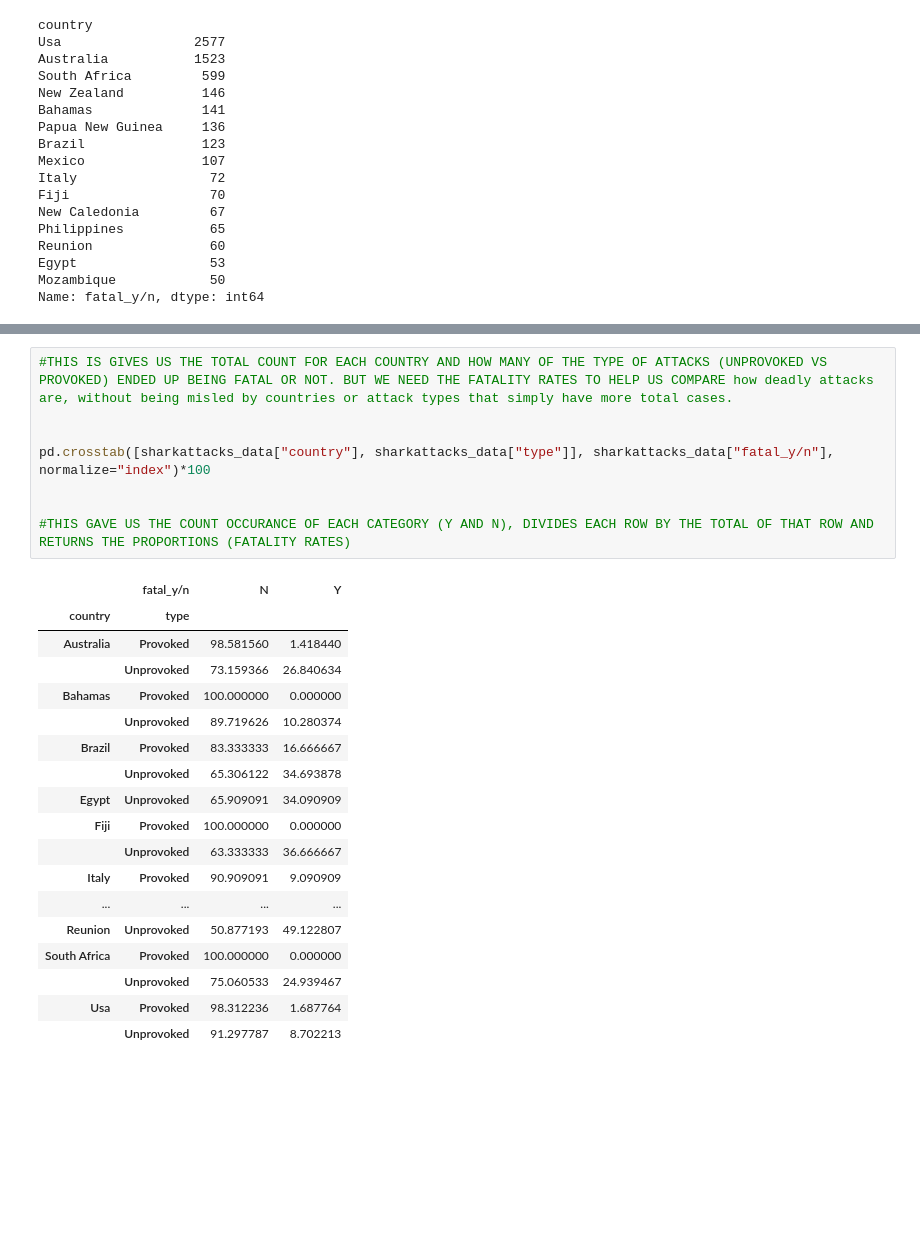
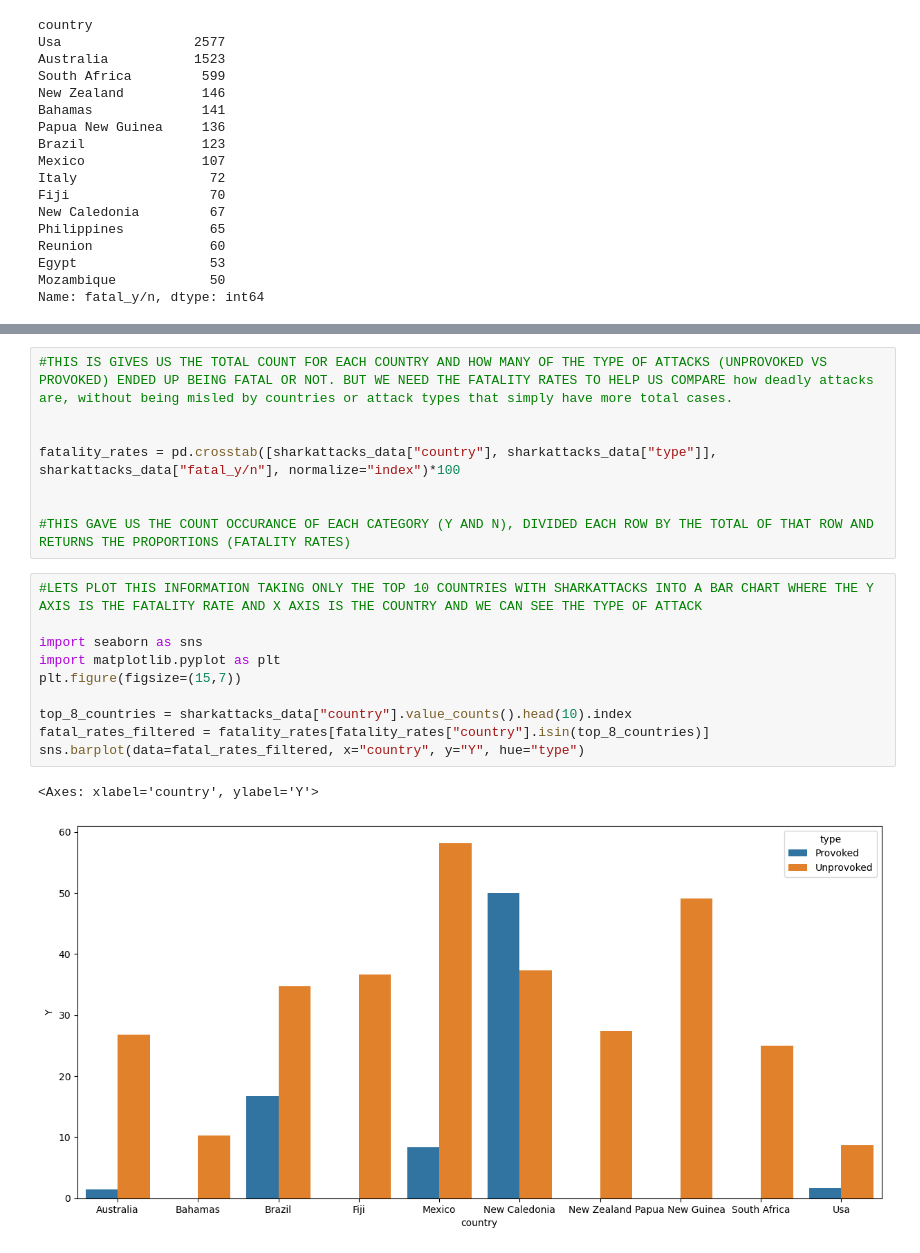
Before and after one commit to rado911/SHARK_ATTACKS, a Jupyter notebook: Mini_Project_1.ipynb, the cells around one changed output, grey strips where cells are left out. Drawn from its saved outputs; the diff is of its cells as text; blank space fills up the shorter version.

```diff
--- a/Mini_Project_1.ipynb
+++ b/Mini_Project_1.ipynb
@@ -454,26 +456,20 @@ display(pd.pivot_table(sharkattacks_data, index=["country", "type"], columns="fa
 #THIS IS GIVES US THE TOTAL COUNT FOR EACH COUNTRY AND HOW MANY OF THE TYPE OF ATTACKS (UNPROVOKED VS PROVOKED) ENDED UP BEING FATAL OR NOT. BUT WE NEED THE FATALITY RATES TO HELP US COMPARE how deadly attacks are, without being misled by countries or attack types that simply have more total cases.
 
 
-pd.crosstab([sharkattacks_data["country"], sharkattacks_data["type"]], sharkattacks_data["fatal_y/n"], normalize="index")*100
+fatality_rates = pd.crosstab([sharkattacks_data["country"], sharkattacks_data["type"]], sharkattacks_data["fatal_y/n"], normalize="index")*100
 
 
-#THIS GAVE US THE COUNT OCCURANCE OF EACH CATEGORY (Y AND N), DIVIDES EACH ROW BY THE TOTAL OF THAT ROW AND RETURNS THE PROPORTIONS (FATALITY RATES)
+#THIS GAVE US THE COUNT OCCURANCE OF EACH CATEGORY (Y AND N), DIVIDED EACH ROW BY THE TOTAL OF THAT ROW AND RETURNS THE PROPORTIONS (FATALITY RATES)
-# %% [output]
-|  | fatal_y/n | N | Y |
-| country | type |  |  |
-| Australia | Provoked | 98.581560 | 1.418440 |
-|  | Unprovoked | 73.159366 | 26.840634 |
-| Bahamas | Provoked | 100.000000 | 0.000000 |
-|  | Unprovoked | 89.719626 | 10.280374 |
-| Brazil | Provoked | 83.333333 | 16.666667 |
-|  | Unprovoked | 65.306122 | 34.693878 |
-| Egypt | Unprovoked | 65.909091 | 34.090909 |
-| Fiji | Provoked | 100.000000 | 0.000000 |
-|  | Unprovoked | 63.333333 | 36.666667 |
-| Italy | Provoked | 90.909091 | 9.090909 |
-| ... | ... | ... | ... |
-| Reunion | Unprovoked | 50.877193 | 49.122807 |
-| South Africa | Provoked | 100.000000 | 0.000000 |
-|  | Unprovoked | 75.060533 | 24.939467 |
-| Usa | Provoked | 98.312236 | 1.687764 |
-|  | Unprovoked | 91.297787 | 8.702213 |
+# %%
+#LETS PLOT THIS INFORMATION TAKING ONLY THE TOP 10 COUNTRIES WITH SHARKATTACKS INTO A BAR CHART WHERE THE Y AXIS IS THE FATALITY RATE AND X AXIS IS THE COUNTRY AND WE CAN SEE THE TYPE OF ATTACK
+
+import seaborn as sns
+import matplotlib.pyplot as plt
+plt.figure(figsize=(15,7))
+
+top_8_countries = sharkattacks_data["country"].value_counts().head(10).index
+fatal_rates_filtered = fatality_rates[fatality_rates["country"].isin(top_8_countries)]
+sns.barplot(data=fatal_rates_filtered, x="country", y="Y", hue="type")
+# %% [output]
+<Axes: xlabel='country', ylabel='Y'>
+[figure, added]
```
Also changed, not shown: parts of 5 cells of this notebook.
